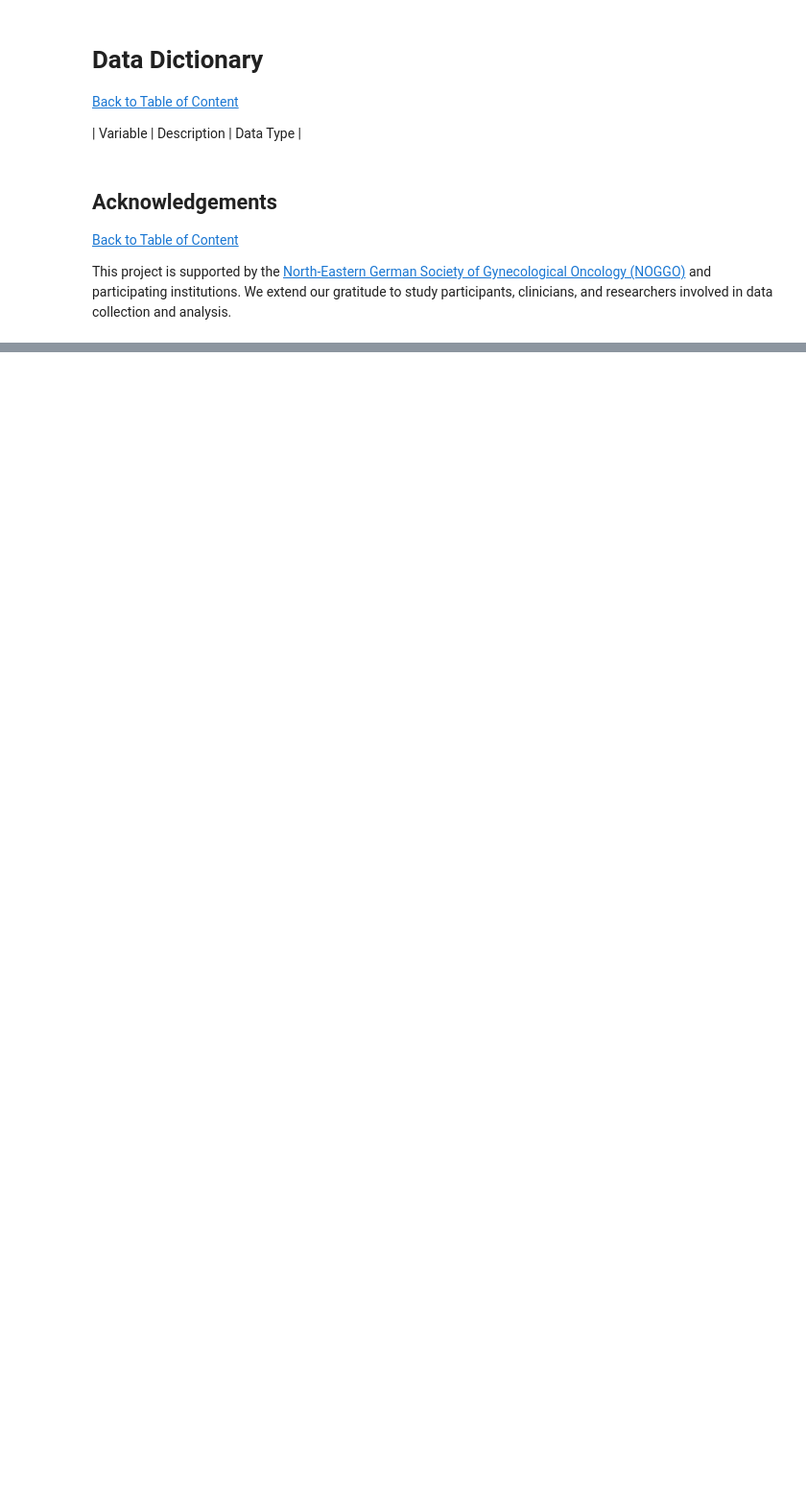
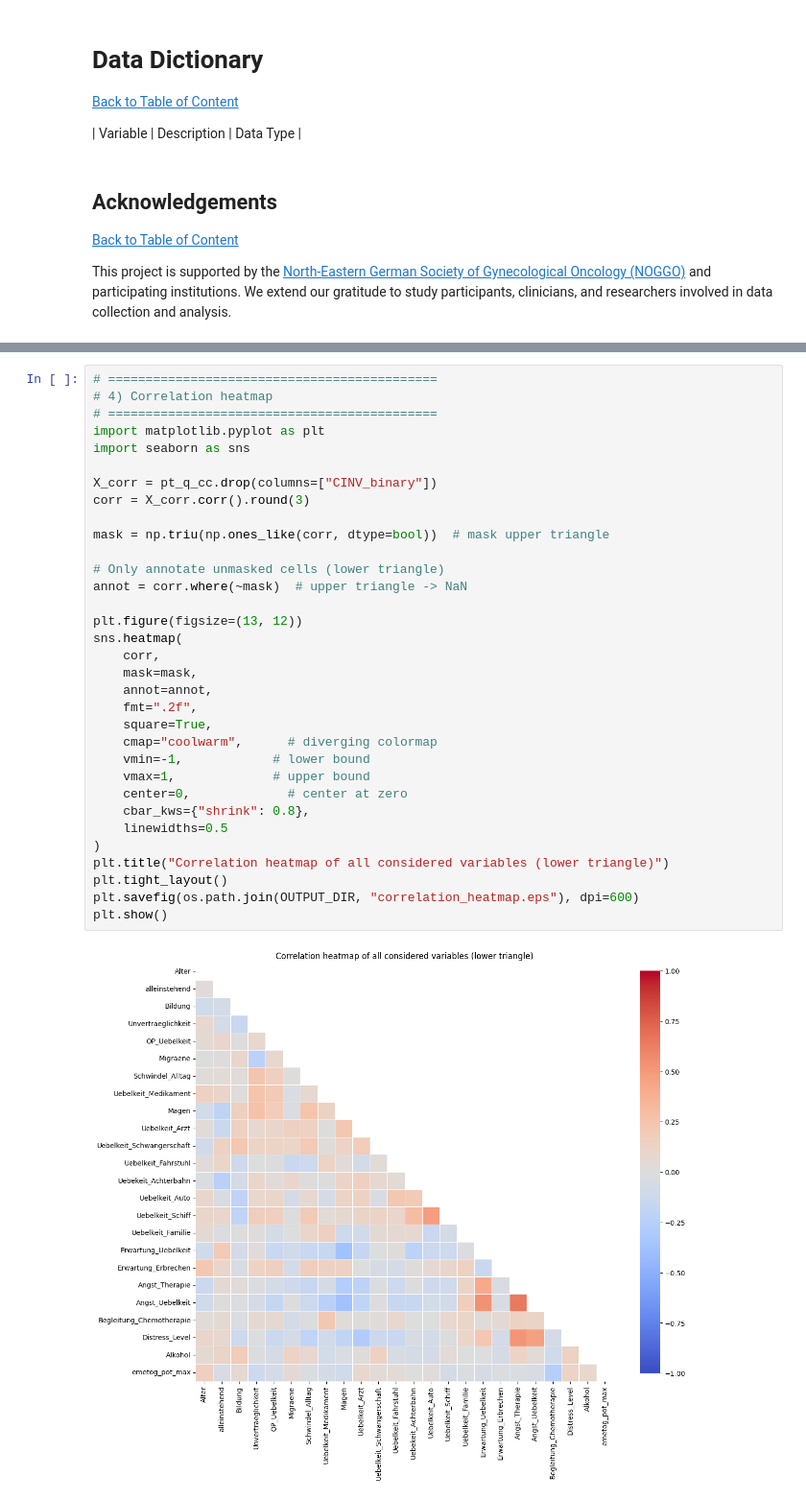
Before and after one commit to sschepanski/CINV_PredictiveModel_GynOnc, a Jupyter notebook: scr/EMRISK_Prediction.ipynb, the cells around one changed output, grey strips where cells are left out. Shown at 96% size. Cells and saved outputs as stored; diff of their text form; blank space fills up the shorter version.

```diff
--- a/scr/EMRISK_Prediction.ipynb
+++ b/scr/EMRISK_Prediction.ipynb
@@ -1590,0 +599,35 @@ Während der Gini Index nur die Wichtigkeit der Variablen im gesamten Modell zei
+# %%
+# ============================================
+# 4) Correlation heatmap
+# ============================================
+import matplotlib.pyplot as plt
+import seaborn as sns
+
+X_corr = pt_q_cc.drop(columns=["CINV_binary"])
+corr = X_corr.corr().round(3)
+
+mask = np.triu(np.ones_like(corr, dtype=bool))  # mask upper triangle
+
+# Only annotate unmasked cells (lower triangle)
+annot = corr.where(~mask)  # upper triangle -> NaN
+
+plt.figure(figsize=(13, 12))
+sns.heatmap(
+    corr,
+    mask=mask,
+    annot=annot,
+    fmt=".2f",
+    square=True,
+    cmap="coolwarm",      # diverging colormap
+    vmin=-1,            # lower bound
+    vmax=1,             # upper bound
+    center=0,             # center at zero
+    cbar_kws={"shrink": 0.8},
+    linewidths=0.5
+)
+plt.title("Correlation heatmap of all considered variables (lower triangle)")
+plt.tight_layout()
+plt.savefig(os.path.join(OUTPUT_DIR, "correlation_heatmap.eps"), dpi=600)
+plt.show()
+# %% [output]
+[figure, added]
```
Also changed, not shown: parts of 186 cells of this notebook, 32 other files.
